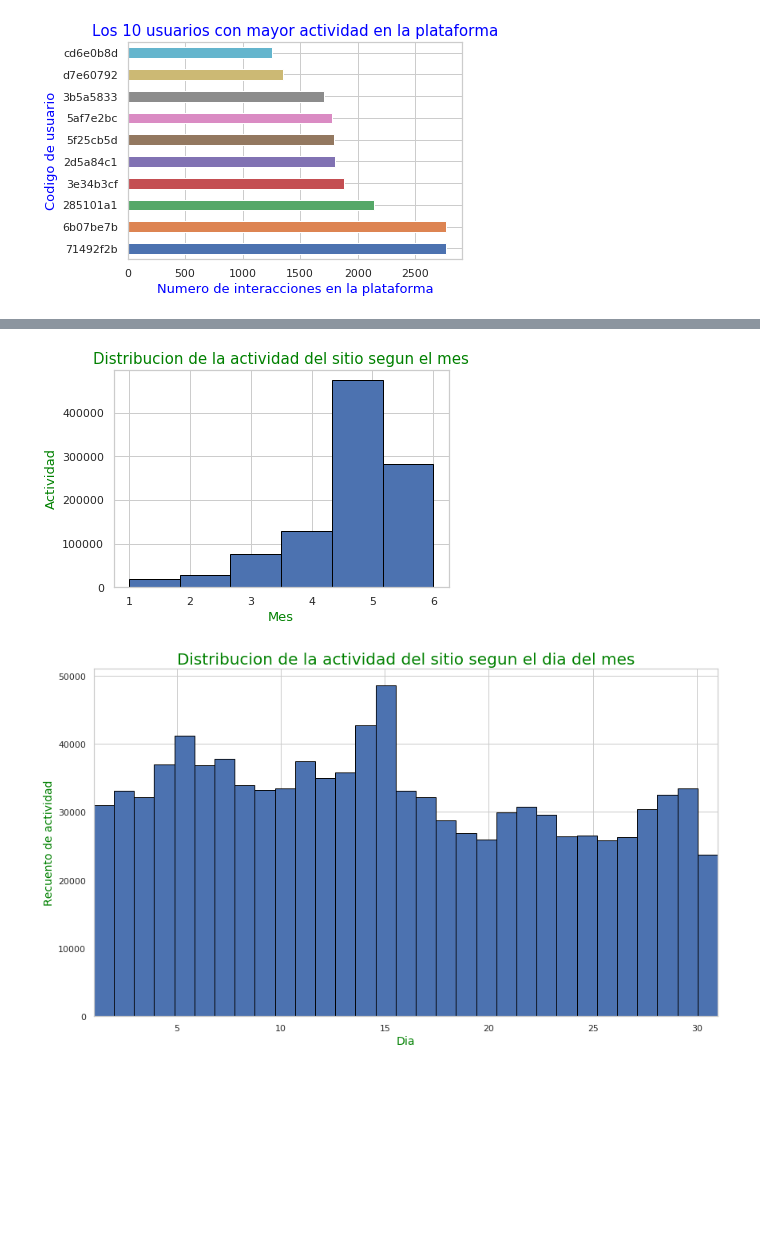
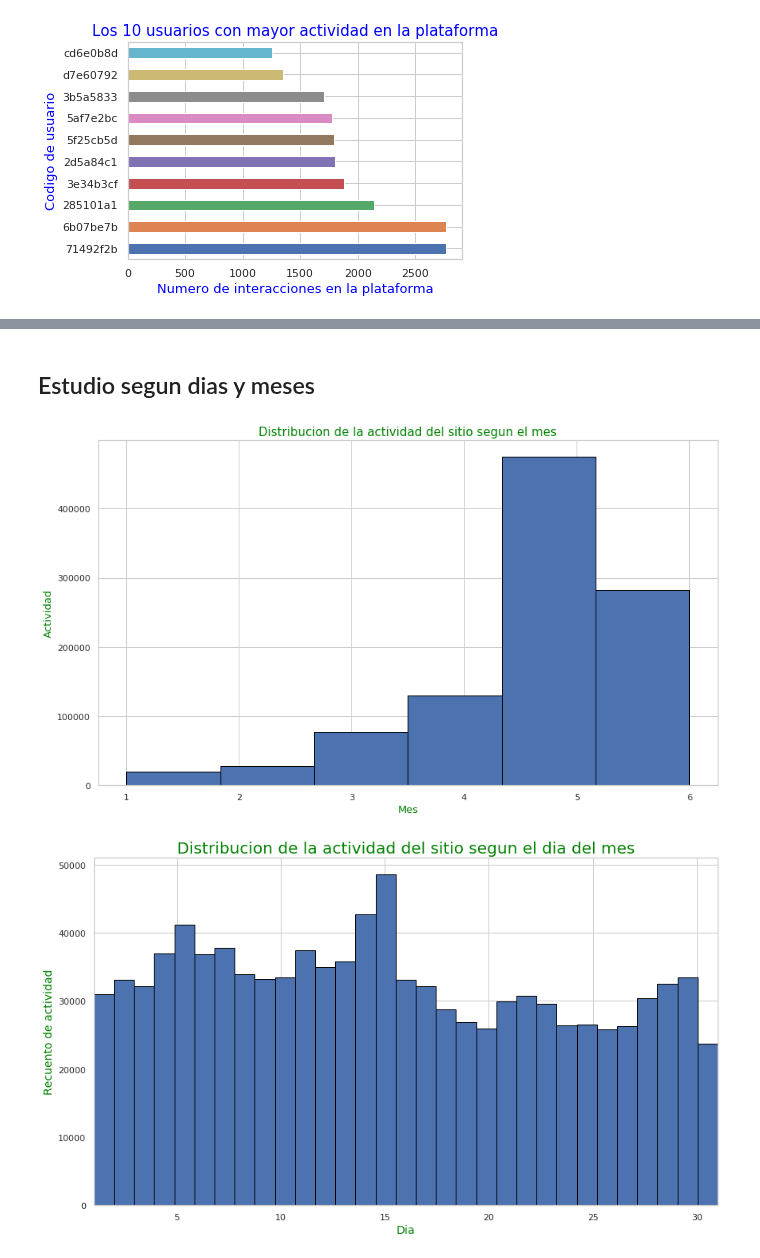
Before and after one commit to Blaz77/DatosReloaded, a Jupyter notebook: TP1/Exploracion_Trocafone.ipynb, the cells around one changed output, grey strips where cells are left out. Saved outputs shown, nothing was run; the diff lists cells and outputs as text; code cells hidden in the pictures; blank space fills up the shorter version.

```diff
--- a/TP1/Exploracion_Trocafone.ipynb
+++ b/TP1/Exploracion_Trocafone.ipynb
@@ -194,11 +198,13 @@ users.set_ylabel('Codigo de usuario', color = 'blue', fontsize = 13);
+# %% [markdown]
+## Estudio segun dias y meses
 # %%
 #Distribucion de la actidad del sitio segun el mes
-monthPlot = pd.to_datetime(trocafoneData['date']).dt.month.hist(bins = 6, edgecolor = 'black');
+monthPlot = pd.to_datetime(trocafoneData['date']).dt.month.hist(figsize = (14,8),bins = 6, edgecolor = 'black');
 monthPlot.set_title('Distribucion de la actividad del sitio segun el mes', fontsize = 15, color = 'green')
 monthPlot.set_xlabel('Mes', color = 'green', fontsize = 13)
 monthPlot.set_ylabel('Actividad', color = 'green', fontsize = 13);
 # %% [output]
-[figure, old version]
+[figure, new version]
 # %%
 #Distribucion de la actidad del sitio segun el dia de la semana
 fig = plt.figure()
```
Also changed, not shown: parts of 15 cells of this notebook.
